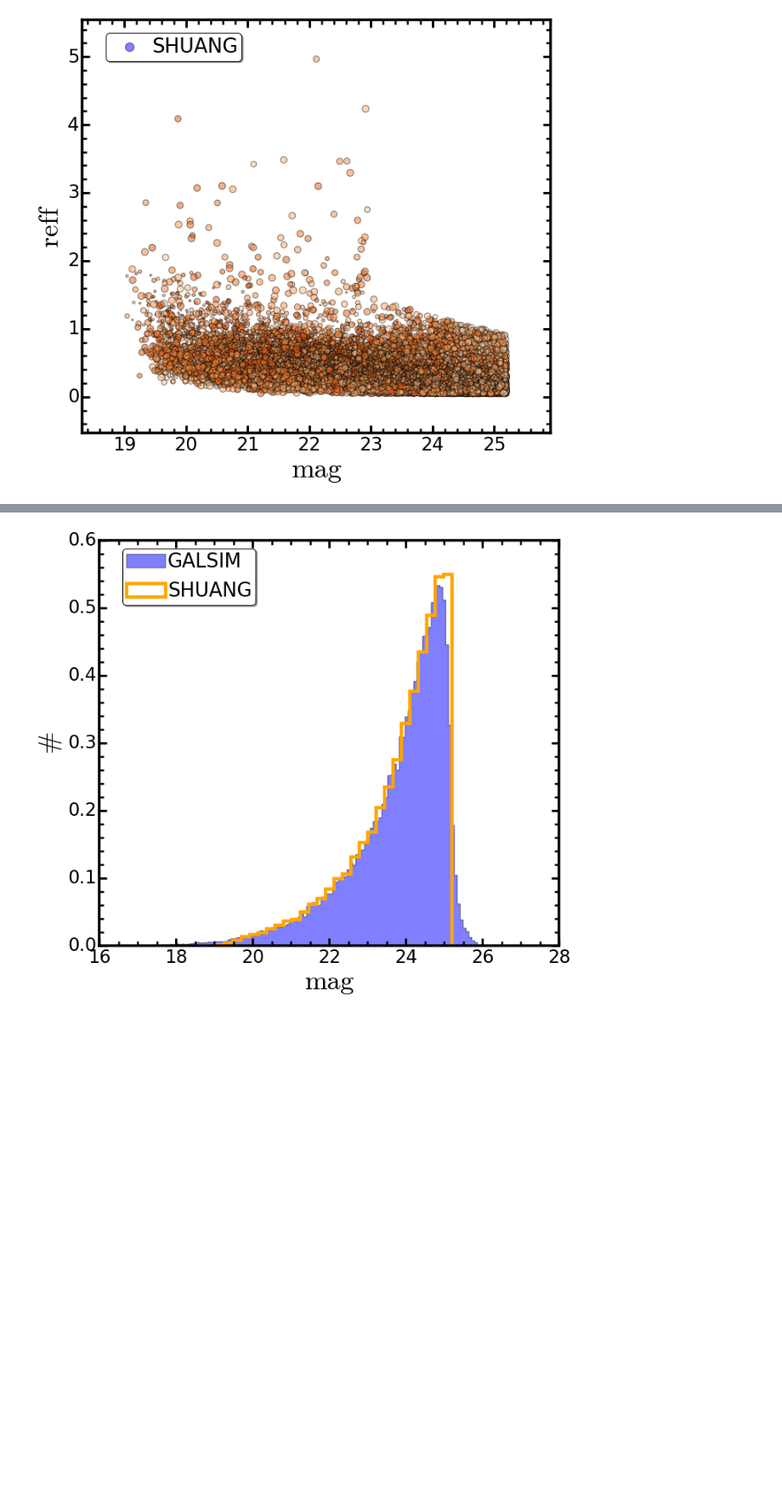
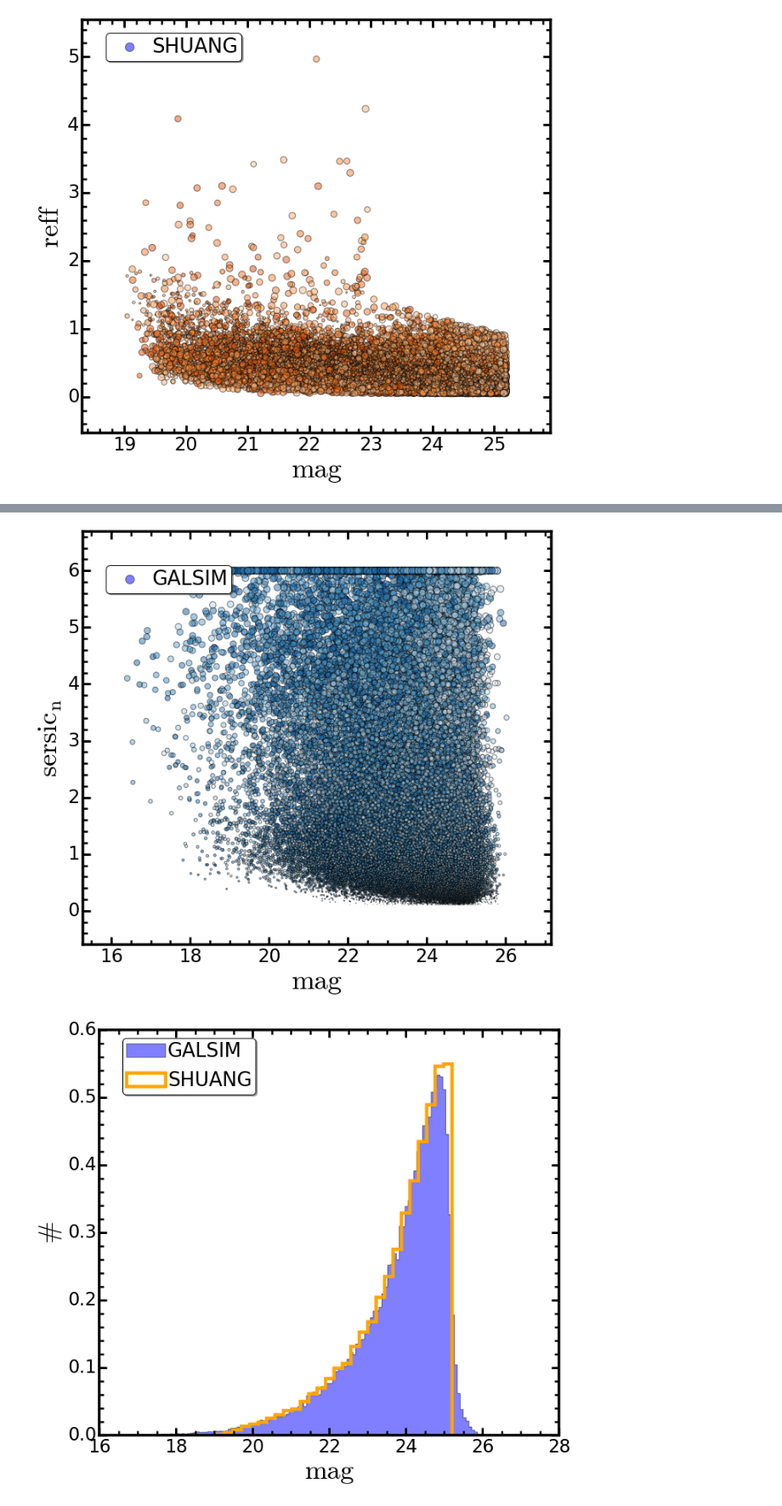
Before and after one commit to clackner2007/fake-sources, a Jupyter notebook: doc/cosmos/cosmosCat_compare.ipynb, the cells around one changed output, grey strips where cells are left out. Shown at 85% size. Drawn from its saved outputs; the diff is of its cells as text; code cells hidden in the pictures; blank space fills up the shorter version.

```diff
--- a/doc/cosmos/cosmosCat_compare.ipynb
+++ b/doc/cosmos/cosmosCat_compare.ipynb
@@ -281,3 +291,8 @@ fig2 = simpleScatter(catGalsim, 'mag', 'reff', sample1='GALSIM',
+# %%
+fig4 = simpleScatter(catGalsim, 'mag', 'sersic_n', sample1='GALSIM',
+                     maxSize=80, alpha=0.5, cmap=BLU5)
+# %% [output]
+[figure, added]
 # %%
 hist1 = simpleHist(catGalsim, 'mag', sample1='GALSIM', bins='knuth',
                    alpha=0.5, table2=catShuang, sample2='SHUANG')
```
Also changed, not shown: parts of 6 cells of this notebook.
